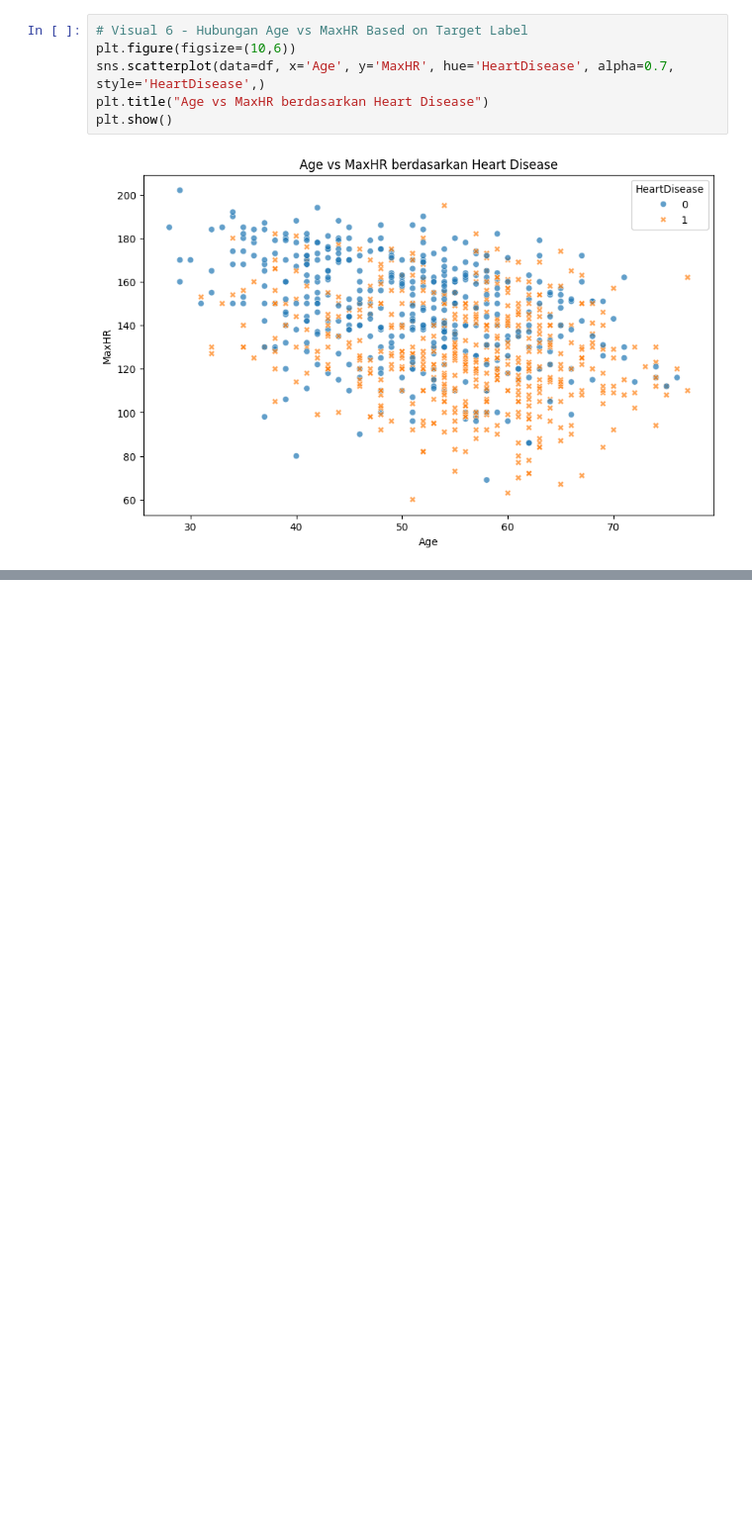
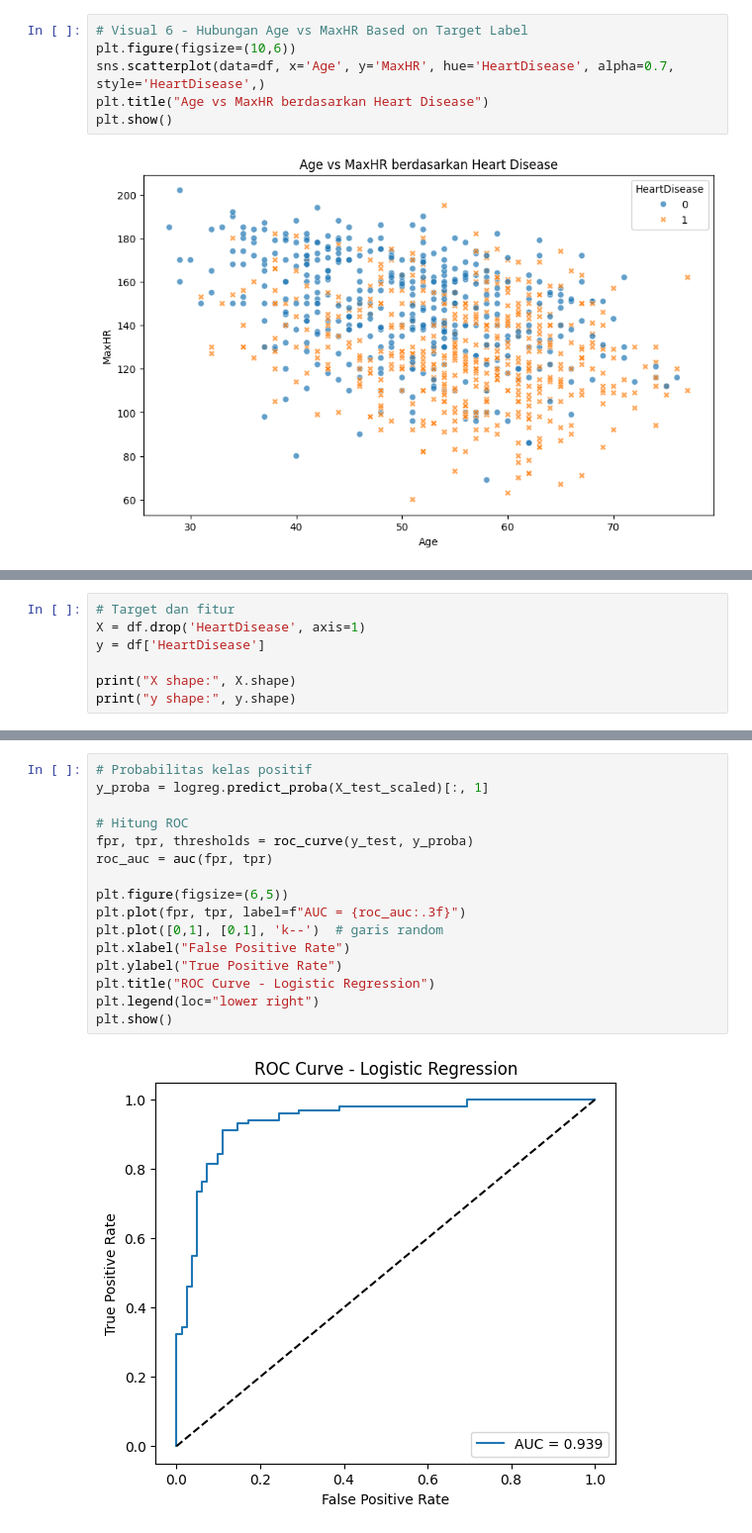
Before and after one commit to versa-syahptr/tubesPDA, a Jupyter notebook: main.ipynb, the cells around one changed output, grey strips where cells are left out. Shown at 99% size. Drawn from its saved outputs; the diff is of its cells as text; blank space fills up the shorter version.

```diff
--- a/main.ipynb
+++ b/main.ipynb
@@ -187,0 +214,7 @@ plt.show()
+# %%
+# Target dan fitur
+X = df.drop('HeartDisease', axis=1)
+y = df['HeartDisease']
+
+print("X shape:", X.shape)
+print("y shape:", y.shape)
@@ -187,0 +300,18 @@ plt.show()
+# %%
+# Probabilitas kelas positif
+y_proba = logreg.predict_proba(X_test_scaled)[:, 1]
+
+# Hitung ROC
+fpr, tpr, thresholds = roc_curve(y_test, y_proba)
+roc_auc = auc(fpr, tpr)
+
+plt.figure(figsize=(6,5))
+plt.plot(fpr, tpr, label=f"AUC = {roc_auc:.3f}")
+plt.plot([0,1], [0,1], 'k--')  # garis random
+plt.xlabel("False Positive Rate")
+plt.ylabel("True Positive Rate")
+plt.title("ROC Curve - Logistic Regression")
+plt.legend(loc="lower right")
+plt.show()
+# %% [output]
+[figure, added]
```
Also changed, not shown: parts of 31 cells of this notebook.
